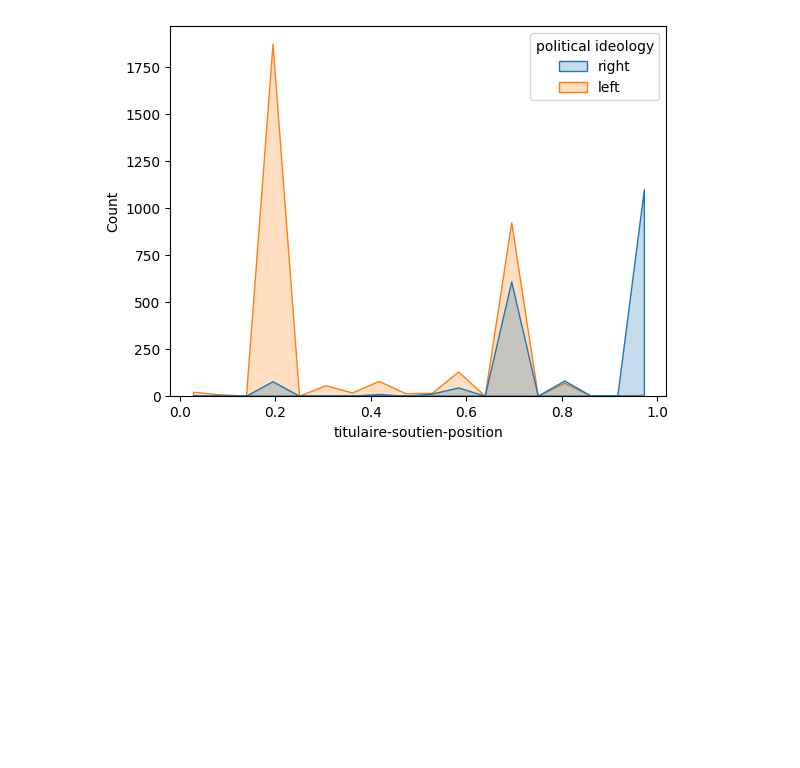
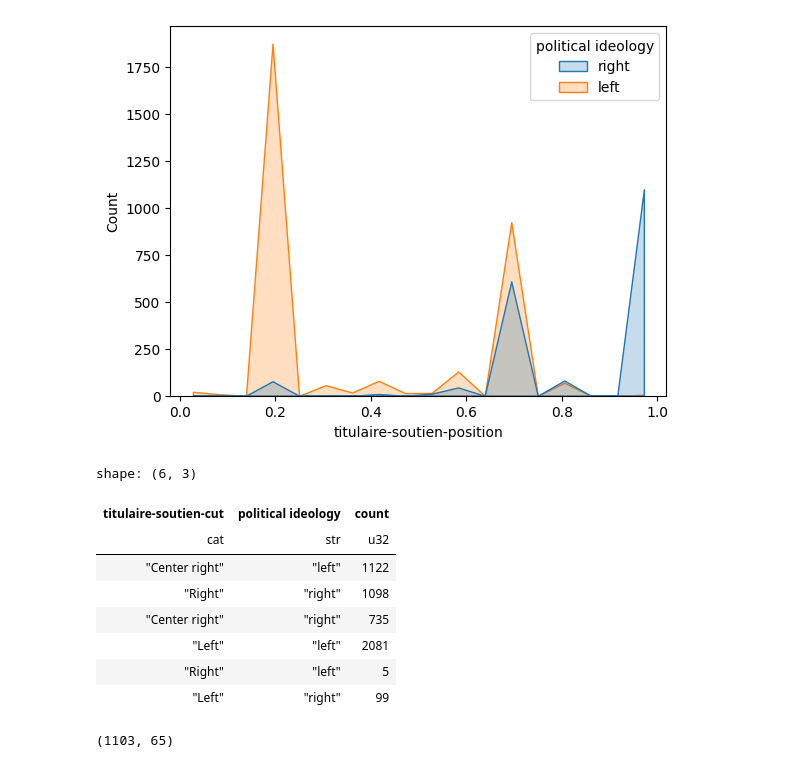
Before and after one commit to slithiaote/2026_NLP_project, a Jupyter notebook: Analysis.ipynb, the cells around one changed output. Saved outputs shown, nothing was run; the diff lists cells and outputs as text; code cells hidden in the pictures; blank space fills up the shorter version.

```diff
--- a/Analysis.ipynb
+++ b/Analysis.ipynb
@@ -336,3 +337,28 @@ sns.histplot(data=df_pandas,
 # %% [output]
 <Axes: xlabel='titulaire-soutien-position', ylabel='Count'>
 [figure]
+# %%
+df = df.with_columns(
+    pl.col("titulaire-soutien-position")
+        .cut([-0.1,0.5,0.9,1.1], labels=["","Left","Center right","Right",""])
+        .alias("titulaire-soutien-cut")
+)
+# %%
+df.select(
+    pl.struct(["titulaire-soutien-cut","political ideology"]).alias("s")
+).get_column("s").value_counts().unnest("s")
+# %% [output]
+shape: (6, 3)
+| titulaire-soutien-cut | political ideology | count |
+| cat | str | u32 |
+| "Center right" | "left" | 1122 |
+| "Right" | "right" | 1098 |
+| "Center right" | "right" | 735 |
+| "Left" | "left" | 2081 |
+| "Right" | "left" | 5 |
+| "Left" | "right" | 99 |
+# %%
+df.filter(pl.col("titulaire-soutien-position") > 0.9).shape
+# Extreme right is in fact over represented
+# %% [output]
+(1103, 65)
```
Also changed, not shown: parts of 4 cells of this notebook, 1 other file.
